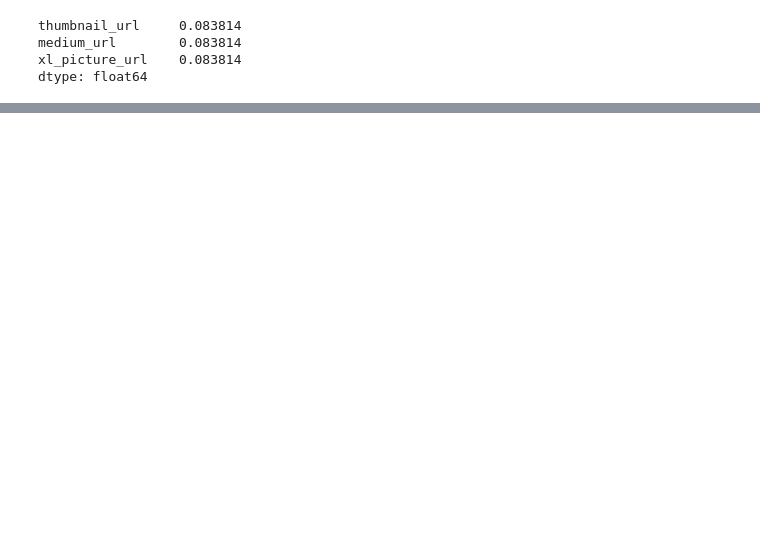
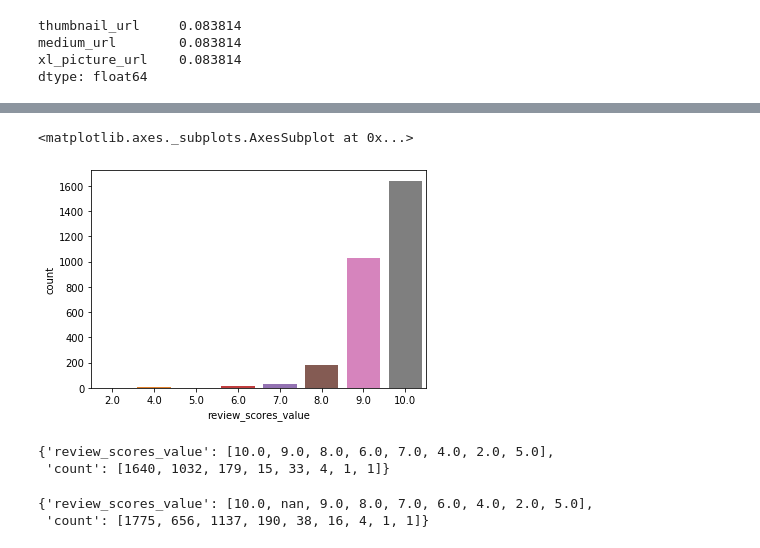
Before and after one commit to ebrunette/UdacityDataScienceNanoDegree, a Jupyter notebook: ProjectOne/AirB&BEDA.ipynb, the cells around one changed output, grey strips where cells are left out. Cells and saved outputs as stored; diff of their text form; code cells hidden in the pictures; blank space fills up the shorter version.

```diff
--- a/ProjectOne/AirB&BEDA.ipynb
+++ b/ProjectOne/AirB&BEDA.ipynb
@@ -85,0 +126,2 @@ for col in X.columns:
+# %%
+listingsWithPictures = dataForPictureQuestion[dataForPictureQuestion['thumbnail_url'] == 1]
@@ -85,0 +163,12 @@ for col in X.columns:
+# %%
+countDF = {'review_scores_value':[], 'count':[]}
+for rating in listingsWithPictures['review_scores_value'].unique():
+    countDF['review_scores_value'].append(rating)
+    countDF['count'].append(len(listingsWithPictures[listingsWithPictures['review_scores_value'] == rating]))
+# %%
+reviewCount = pd.DataFrame.from_dict(data=countDF)
+# %%
+sns.barplot(x=reviewCount['review_scores_value'], y=reviewCount['count'], data=reviewCount)
+# %% [output]
+<matplotlib.axes._subplots.AxesSubplot at 0x...>
+[figure, added]
@@ -85,0 +183,10 @@ for col in X.columns:
+# %%
+countDF
+# %% [output]
+{'review_scores_value': [10.0, 9.0, 8.0, 6.0, 7.0, 4.0, 2.0, 5.0],
+ 'count': [1640, 1032, 179, 15, 33, 4, 1, 1]}
+# %%
+totalCountDict
+# %% [output]
+{'review_scores_value': [10.0, nan, 9.0, 8.0, 7.0, 6.0, 4.0, 2.0, 5.0],
+ 'count': [1775, 656, 1137, 190, 38, 16, 4, 1, 1]}
```
Also changed, not shown: parts of 54 cells of this notebook.
